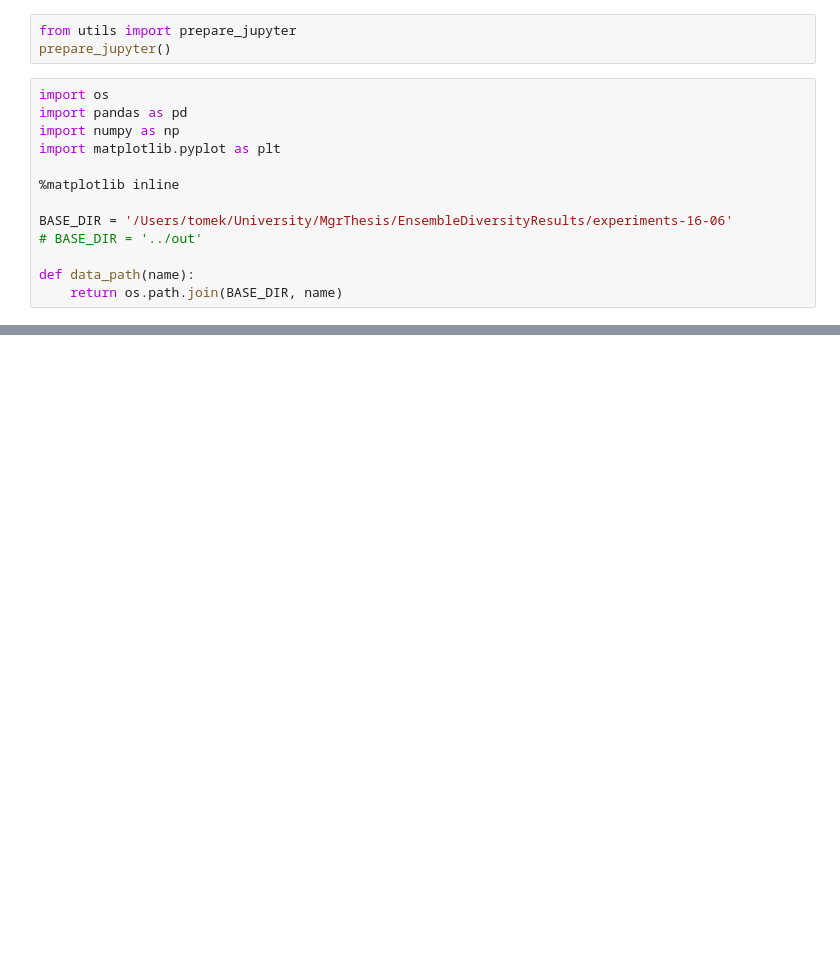
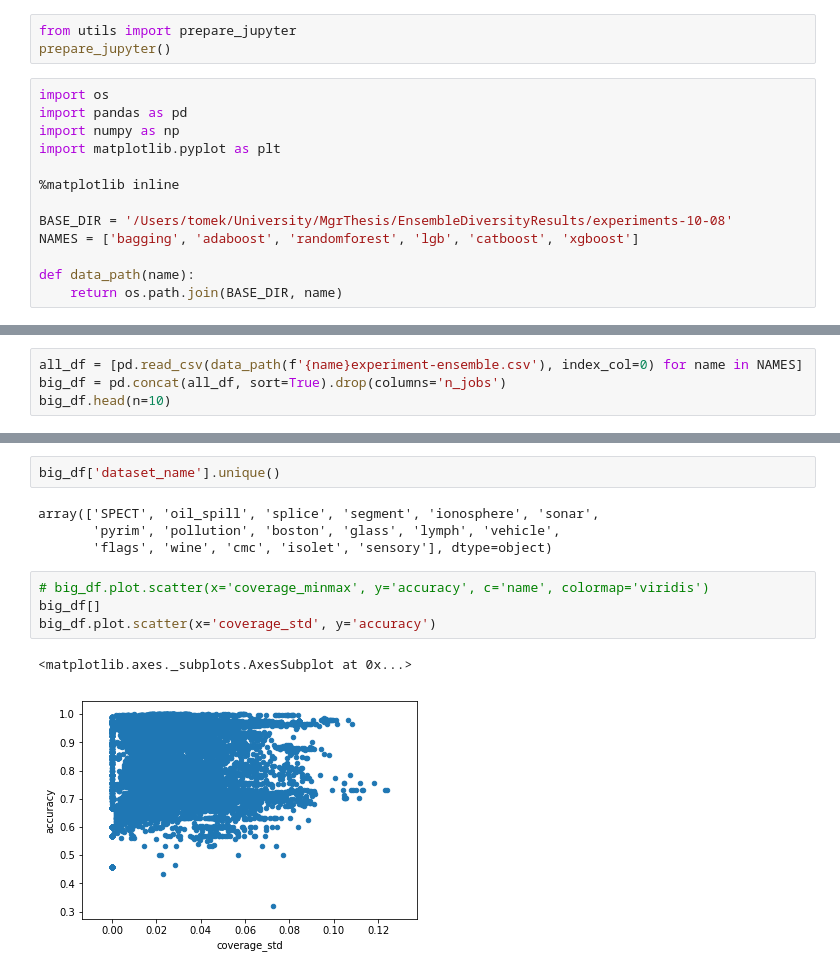
Before and after one commit to kasperekt/EnsembleDiversity, a Jupyter notebook: notebooks/Visualization.ipynb, the cells around one changed output, grey strips where cells are left out. Cells and saved outputs as stored; diff of their text form; blank space fills up the shorter version.

Commit message:
Update plots

```diff
--- a/notebooks/Visualization.ipynb
+++ b/notebooks/Visualization.ipynb
@@ -9,8 +9,8 @@ import matplotlib.pyplot as plt
 
 %matplotlib inline
 
-BASE_DIR = '/Users/tomek/University/MgrThesis/EnsembleDiversityResults/experiments-16-06'
-# BASE_DIR = '../out'
+BASE_DIR = '/Users/tomek/University/MgrThesis/EnsembleDiversityResults/experiments-10-08'
+NAMES = ['bagging', 'adaboost', 'randomforest', 'lgb', 'catboost', 'xgboost']
 
 def data_path(name):
     return os.path.join(BASE_DIR, name)
@@ -80,0 +17,4 @@ Len = 100
+# %%
+all_df = [pd.read_csv(data_path(f'{name}experiment-ensemble.csv'), index_col=0) for name in NAMES]
+big_df = pd.concat(all_df, sort=True).drop(columns='n_jobs')
+big_df.head(n=10)
@@ -80,0 +33,13 @@ Len = 100
+# %%
+big_df['dataset_name'].unique()
+# %% [output]
+array(['SPECT', 'oil_spill', 'splice', 'segment', 'ionosphere', 'sonar',
+       'pyrim', 'pollution', 'boston', 'glass', 'lymph', 'vehicle',
+       'flags', 'wine', 'cmc', 'isolet', 'sensory'], dtype=object)
+# %%
+# big_df.plot.scatter(x='coverage_minmax', y='accuracy', c='name', colormap='viridis')
+big_df[]
+big_df.plot.scatter(x='coverage_std', y='accuracy')
+# %% [output]
+<matplotlib.axes._subplots.AxesSubplot at 0x...>
+[figure, added]
```
Also changed, not shown: parts of 10 cells of this notebook, 41 other files.
